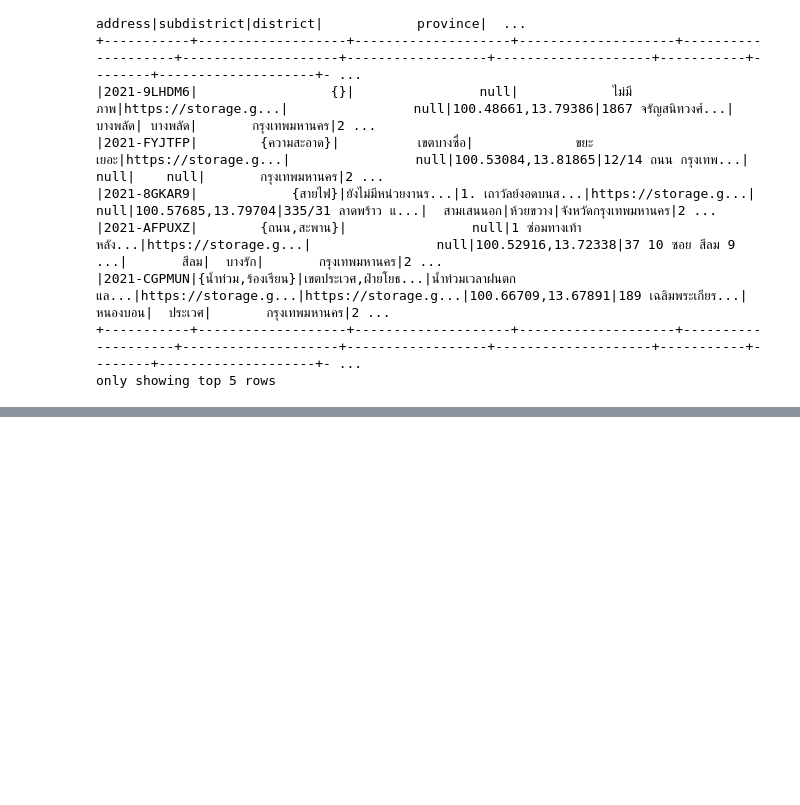
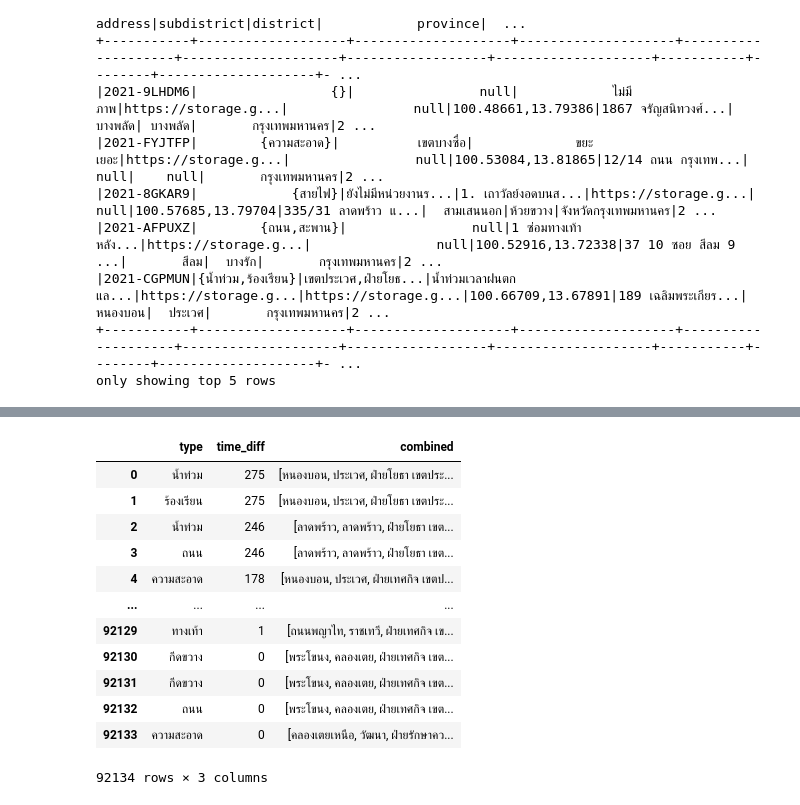
Before and after one commit to namolert/TraffyFondue, a Jupyter notebook: traffy-fondue.ipynb, the cells around one changed output, grey strips where cells are left out. Saved outputs shown, nothing was run; the diff lists cells and outputs as text; code cells hidden in the pictures; blank space fills up the shorter version.

```diff
--- a/traffy-fondue.ipynb
+++ b/traffy-fondue.ipynb
@@ -346,0 +161,19 @@ Error:
+# %%
+df = df.filter(df.state == 'เสร็จสิ้น')
+
+# change type to list
+df = df.withColumn("type", split(regexp_replace("type", "[{}]", ""), ","))
+df = df.dropna(how='all', subset=['type'])
+
+# change coords to pair and swap them into format [latitude, longtitude]
+flatten = udf(lambda x: list(chain.from_iterable(x)), ArrayType(StringType()))
+df = df.withColumn('coords', array(reverse(split(df.coords, ','))))
+df = df.withColumn('coords', flatten('coords'))
+
+# change timestamp and last_activity
+df = df.withColumn('timestamp', from_unixtime(unix_timestamp(col('timestamp'), 'yyyy-MM-dd HH:mm')))
+df = df.withColumn('last_activity', from_unixtime(unix_timestamp(col('last_activity'), 'yyyy-MM-dd HH:mm')))
+df = df.withColumn('time_diff', (unix_timestamp(col('last_activity')) - unix_timestamp(col('timestamp'))) / 86400)
+df = df.withColumn('time_diff', format_number(col('time_diff'), 0))
+df = df.withColumn("time_diff", col("time_diff").cast("integer"))
+df.show(5)
@@ -346,0 +332,23 @@ Error:
+# %%
+df_use = df.filter((df['district'] != 'คลองสาน') \
+    & (df['subdistrict'] != 'กระทุ่มราย') \
+    & (df['type'] != 'PM2.5') \
+    & (df['organization'] != 'เขตบางกะปิ'))
+df_combined = df_use.toPandas().copy()
+df_combined['combined'] = df_combined.apply(lambda x: list([x['subdistrict'],x['district'],x['organization']]), axis=1)
+df_combined = df_combined[['type', 'time_diff', 'combined']]
+df_combined
+# %% [output]
+|  | type | time_diff | combined |
+| 0 | น้ำท่วม | 275 | [หนองบอน, ประเวศ, ฝ่ายโยธา เขตประ... |
+| 1 | ร้องเรียน | 275 | [หนองบอน, ประเวศ, ฝ่ายโยธา เขตประ... |
+| 2 | น้ำท่วม | 246 | [ลาดพร้าว, ลาดพร้าว, ฝ่ายโยธา เขต... |
+| 3 | ถนน | 246 | [ลาดพร้าว, ลาดพร้าว, ฝ่ายโยธา เขต... |
+| 4 | ความสะอาด | 178 | [หนองบอน, ประเวศ, ฝ่ายเทศกิจ เขตป... |
+| ... | ... | ... | ... |
+| 92129 | ทางเท้า | 1 | [ถนนพญาไท, ราชเทวี, ฝ่ายเทศกิจ เข... |
+| 92130 | กีดขวาง | 0 | [พระโขนง, คลองเตย, ฝ่ายเทศกิจ เขต... |
+| 92131 | กีดขวาง | 0 | [พระโขนง, คลองเตย, ฝ่ายเทศกิจ เขต... |
+| 92132 | ถนน | 0 | [พระโขนง, คลองเตย, ฝ่ายเทศกิจ เขต... |
+| 92133 | ความสะอาด | 0 | [คลองเตยเหนือ, วัฒนา, ฝ่ายรักษาคว... |
+92134 rows × 3 columns
```
Also changed, not shown: parts of 51 cells of this notebook.
